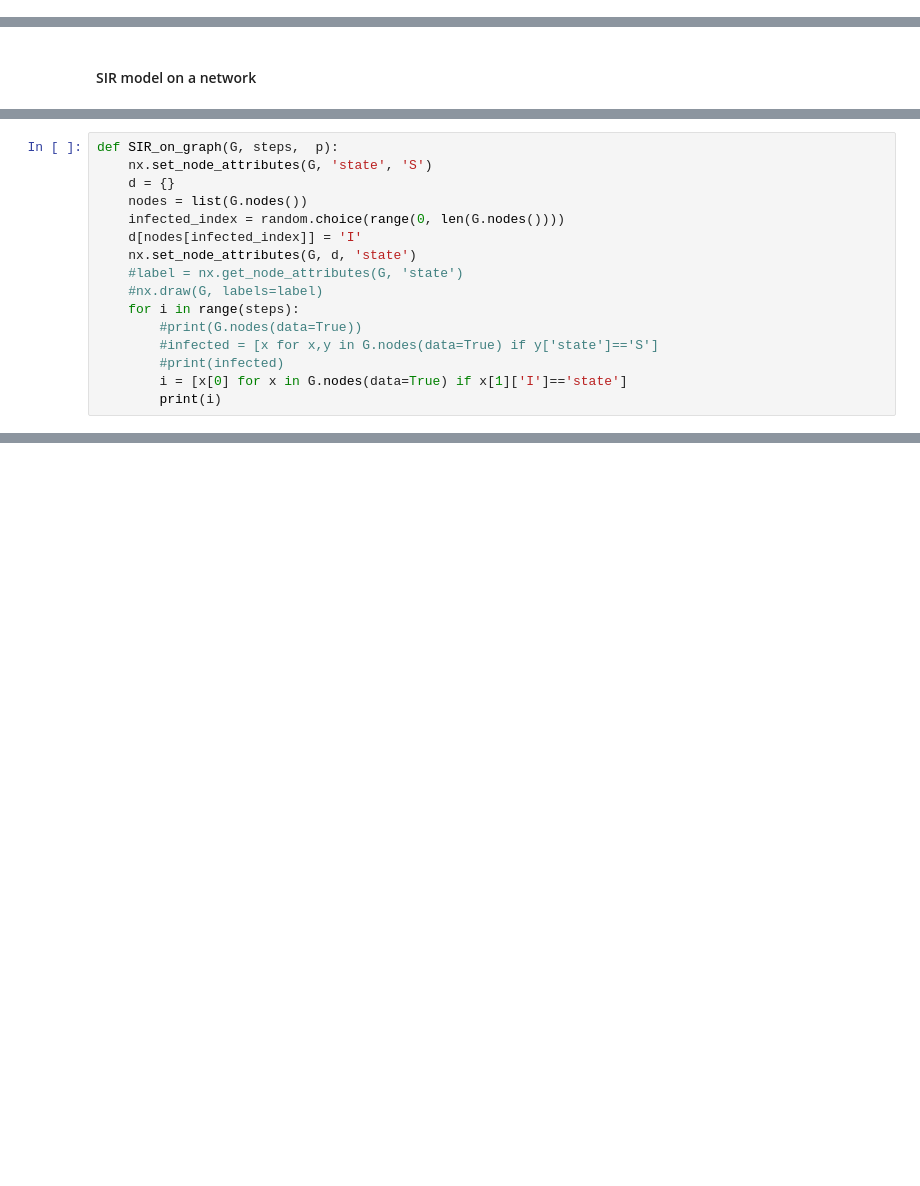
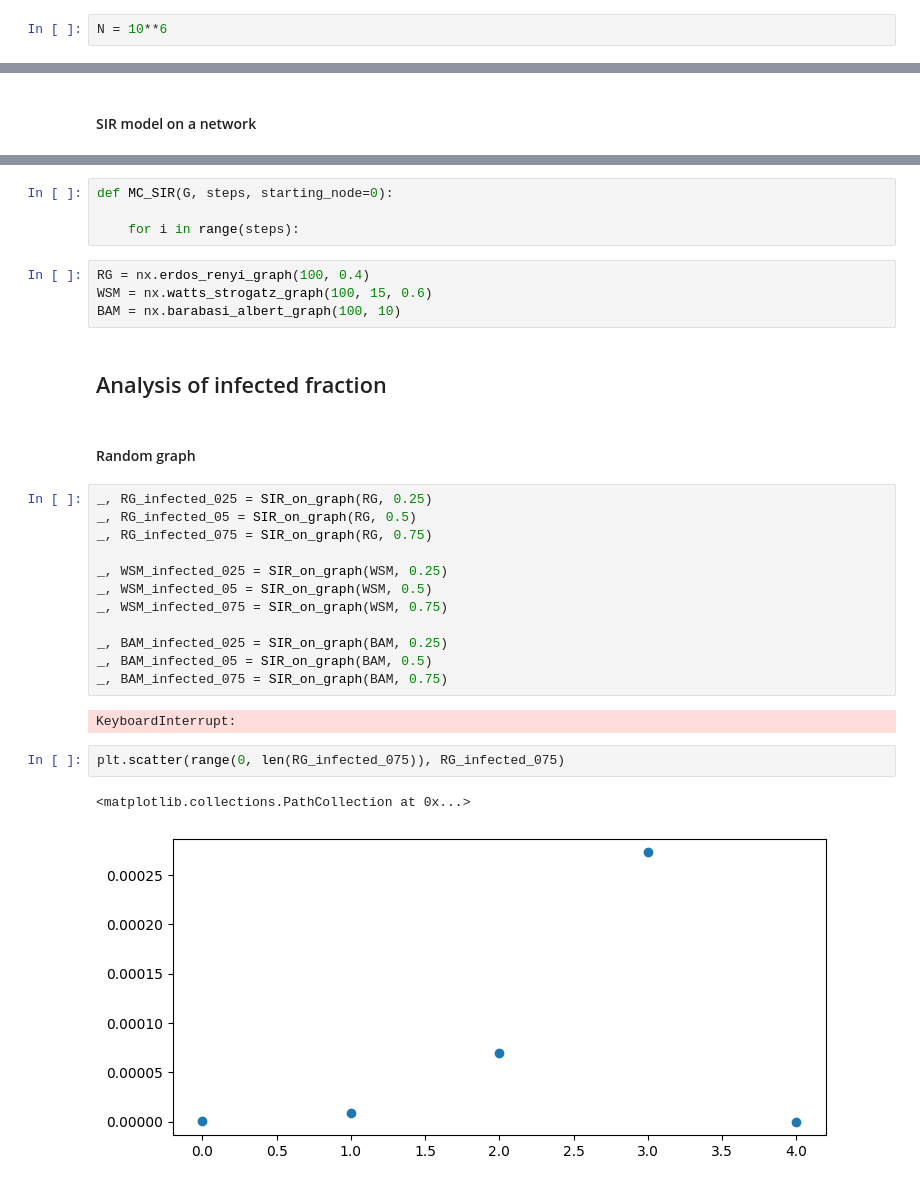
Before and after one commit to KasiaMacioszek/diffusion_processes, a Jupyter notebook: Assignment5/Assignment5.ipynb, the cells around one changed output, grey strips where cells are left out. Cells and saved outputs as stored; diff of their text form; blank space fills up the shorter version.

```diff
--- a/Assignment5/Assignment5.ipynb
+++ b/Assignment5/Assignment5.ipynb
@@ -2,0 +11,2 @@
+# %%
+N = 10**6
@@ -8,16 +41,0 @@ import random
-# %%
-def SIR_on_graph(G, steps,  p):
-    nx.set_node_attributes(G, 'state', 'S')
-    d = {}
-    nodes = list(G.nodes())
-    infected_index = random.choice(range(0, len(G.nodes())))
-    d[nodes[infected_index]] = 'I'
-    nx.set_node_attributes(G, d, 'state')
-    #label = nx.get_node_attributes(G, 'state')
-    #nx.draw(G, labels=label)
-    for i in range(steps):
-        #print(G.nodes(data=True))
-        #infected = [x for x,y in G.nodes(data=True) if y['state']=='S']
-        #print(infected)
-        i = [x[0] for x in G.nodes(data=True) if x[1]['I']=='state']
-        print(i)
@@ -23,0 +74,31 @@ def SIR_on_graph(G, steps,  p):
+# %%
+def MC_SIR(G, steps, starting_node=0):
+
+    for i in range(steps):
+# %%
+RG = nx.erdos_renyi_graph(100, 0.4)
+WSM = nx.watts_strogatz_graph(100, 15, 0.6)
+BAM = nx.barabasi_albert_graph(100, 10)
+# %% [markdown]
+## Analysis of infected fraction
+# %% [markdown]
+#### Random graph
+# %%
+_, RG_infected_025 = SIR_on_graph(RG, 0.25)
+_, RG_infected_05 = SIR_on_graph(RG, 0.5)
+_, RG_infected_075 = SIR_on_graph(RG, 0.75)
+
+_, WSM_infected_025 = SIR_on_graph(WSM, 0.25)
+_, WSM_infected_05 = SIR_on_graph(WSM, 0.5)
+_, WSM_infected_075 = SIR_on_graph(WSM, 0.75)
+
+_, BAM_infected_025 = SIR_on_graph(BAM, 0.25)
+_, BAM_infected_05 = SIR_on_graph(BAM, 0.5)
+_, BAM_infected_075 = SIR_on_graph(BAM, 0.75)
+# %% [output]
+KeyboardInterrupt:
+# %%
+plt.scatter(range(0, len(RG_infected_075)), RG_infected_075)
+# %% [output]
+<matplotlib.collections.PathCollection at 0x...>
+[figure, added]
```
Also changed, not shown: parts of 14 cells of this notebook, 13 other files.
